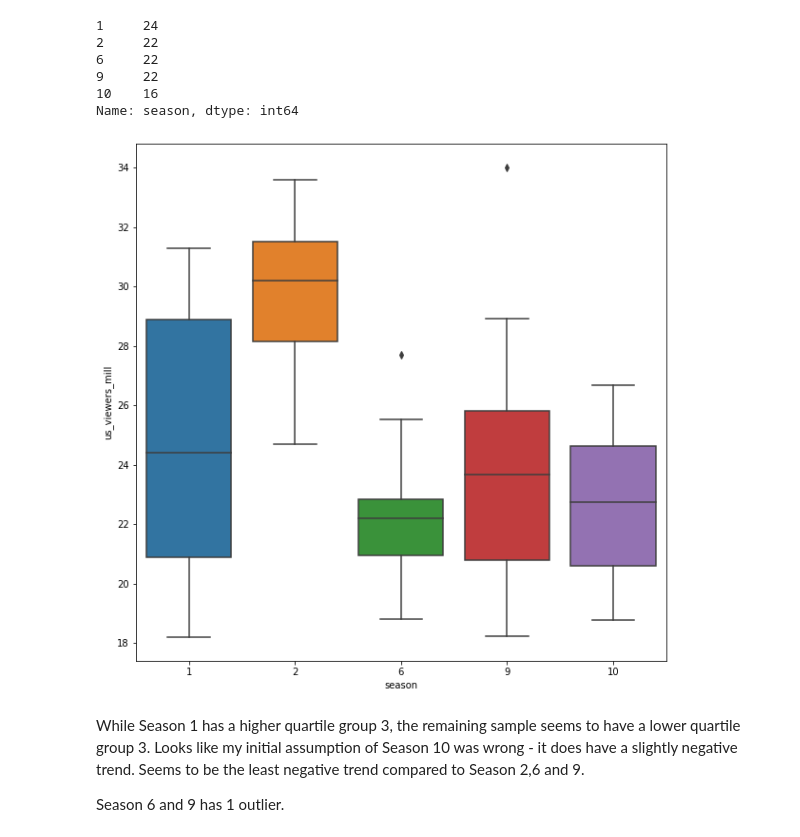
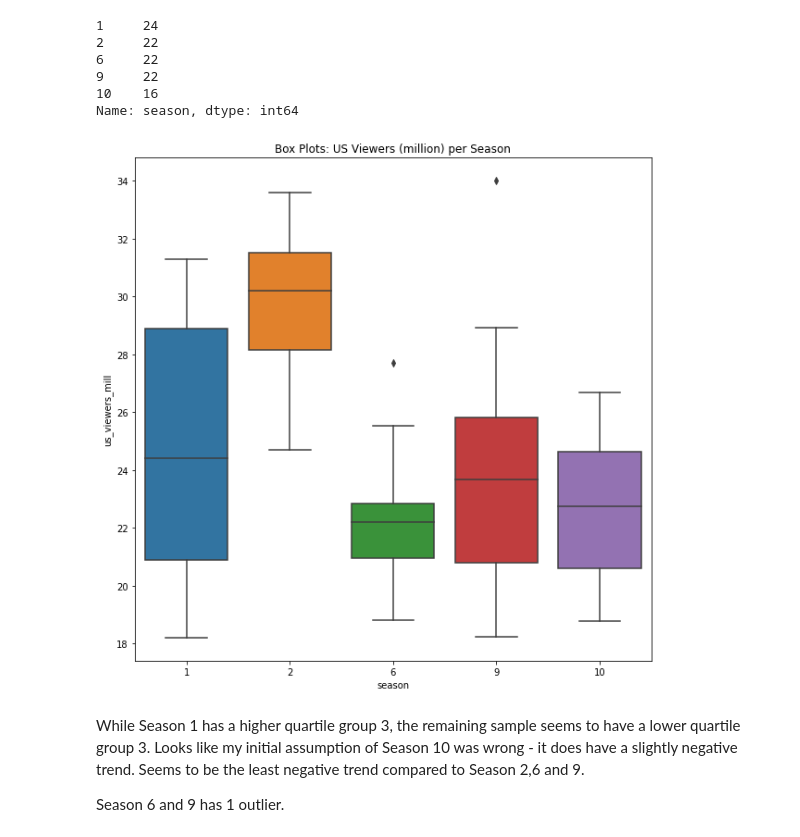
Before and after one commit to gsagararatne/Rating-FRIENDS-with-NLP, a Jupyter notebook: GSagararatne - Rating Friends with NLP.ipynb, the cells around one changed output. Drawn from its saved outputs; the diff is of its cells as text; code cells hidden in the pictures.

```diff
--- a/GSagararatne - Rating Friends with NLP.ipynb
+++ b/GSagararatne - Rating Friends with NLP.ipynb
@@ -1012,11 +1012,12 @@ Name: season, dtype: int64
 # %%
 # Box plot
 f = plt.figure(figsize=[10,10])
 ax = f.add_subplot(111)
 sns.boxplot(x="season", y="us_viewers_mill", data=views_box_df, ax=ax)
+plt.title('Box Plots: US Viewers (million) per Season')
 plt.show()
 # %% [output]
-[figure, old version]
+[figure, new version]
 # %% [markdown]
 While Season 1 has a higher quartile group 3, the remaining sample seems to have a lower quartile group 3. Looks like my initial assumption of Season 10 was wrong - it does have a slightly negative trend. Seems to be the least negative trend compared to Season 2,6 and 9.
 
```
Also changed, not shown: parts of 69 cells of this notebook.
